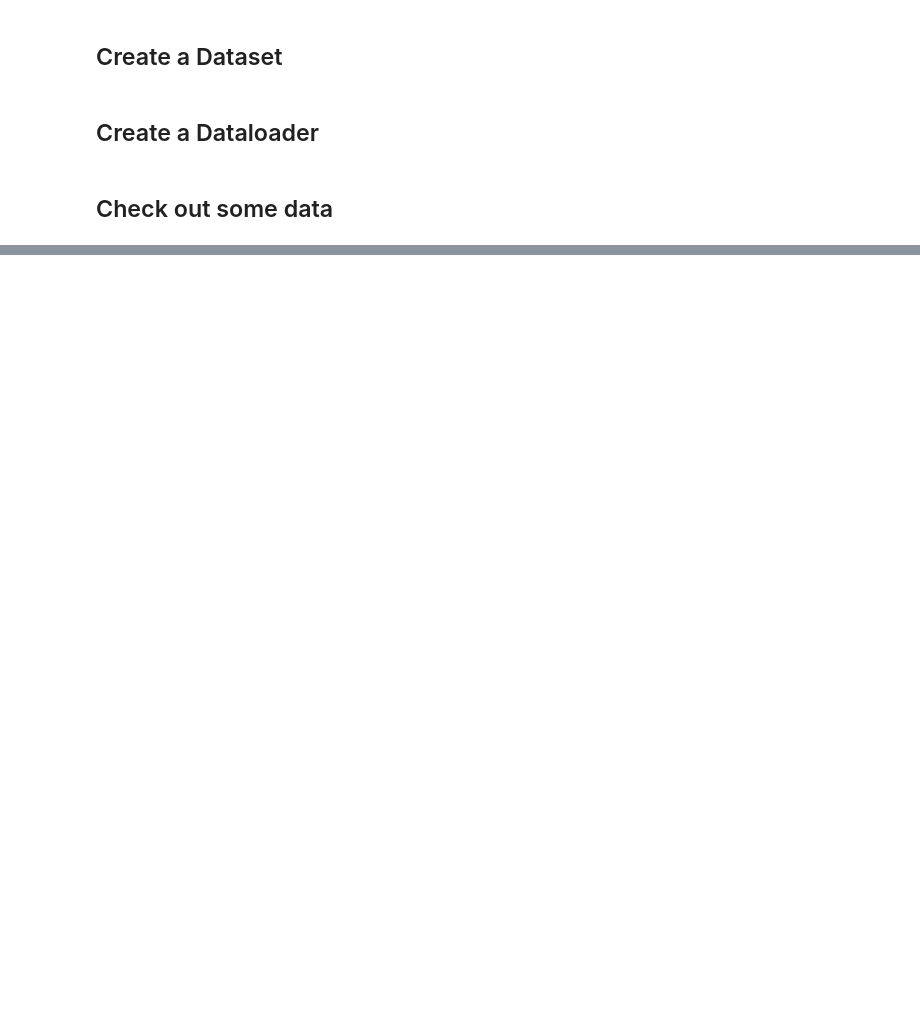
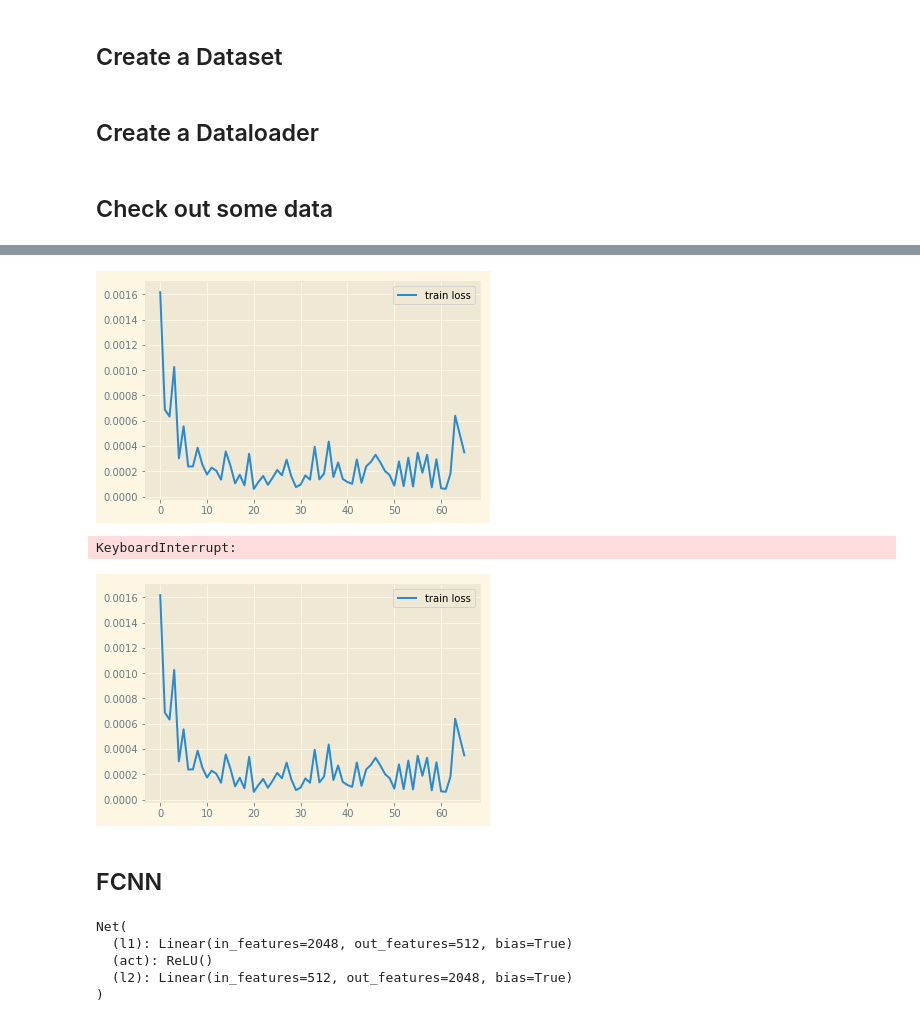
Before and after one commit to ZeroCHENml/DeReverb, a Jupyter notebook: Using_Dataloader.ipynb, the cells around one changed output, grey strips where cells are left out. Drawn from its saved outputs; the diff is of its cells as text; code cells hidden in the pictures; blank space fills up the shorter version.

Commit message:
add conv net

```diff
--- a/Using_Dataloader.ipynb
+++ b/Using_Dataloader.ipynb
@@ -50,0 +84,36 @@ fin.
+# %%
+# Try to destroy any existing network on the GPU before creating new
+try:
+    del cnet
+except:
+    pass
+cnet = ConvNet(kernel_size=9)
+cnet.cuda()
+critereon = nn.MSELoss()
+optim = torch.optim.Adam(cnet.parameters(), lr=1e-5)
+# %%
+n_epochs = 100
+
+mb = master_bar(range(n_epochs))
+mb.names = ['train loss']
+epoch_losses = []
+for epoch in mb:
+    for data in progress_bar(dl, parent=mb):
+
+        epoch_loss = 0
+
+        inputs = data['reverbed'].cuda()
+        targets = data['clean'].cuda()
+
+        outputs = cnet.forward(inputs)
+        loss = critereon(outputs, targets)
+        loss.backward()
+        optim.step()
+        optim.zero_grad()
+
+        epoch_loss += loss.cpu().detach().numpy()
+
+    epoch_losses.append(epoch_loss)
+    mb.update_graph([[range(epoch+1), epoch_losses]])
+    #print(f'epoch {epoch} loss: {epoch_loss}')
+# %% [output]
@@ -50,0 +121,3 @@ fin.
+[figure, added]
+KeyboardInterrupt:
+[figure, added]
@@ -50,0 +128,2 @@ fin.
+# %% [markdown]
+## FCNN
@@ -50,0 +145,15 @@ fin.
+# %%
+try:
+    del net
+except:
+    pass
+
+speech_sr = 16000
+net = Net(2048, 512, 2048)
+net.cuda()
+# %% [output]
+Net(
+  (l1): Linear(in_features=2048, out_features=512, bias=True)
+  (act): ReLU()
+  (l2): Linear(in_features=512, out_features=2048, bias=True)
+)
```
Also changed, not shown: parts of 20 cells of this notebook, 4 other files.
